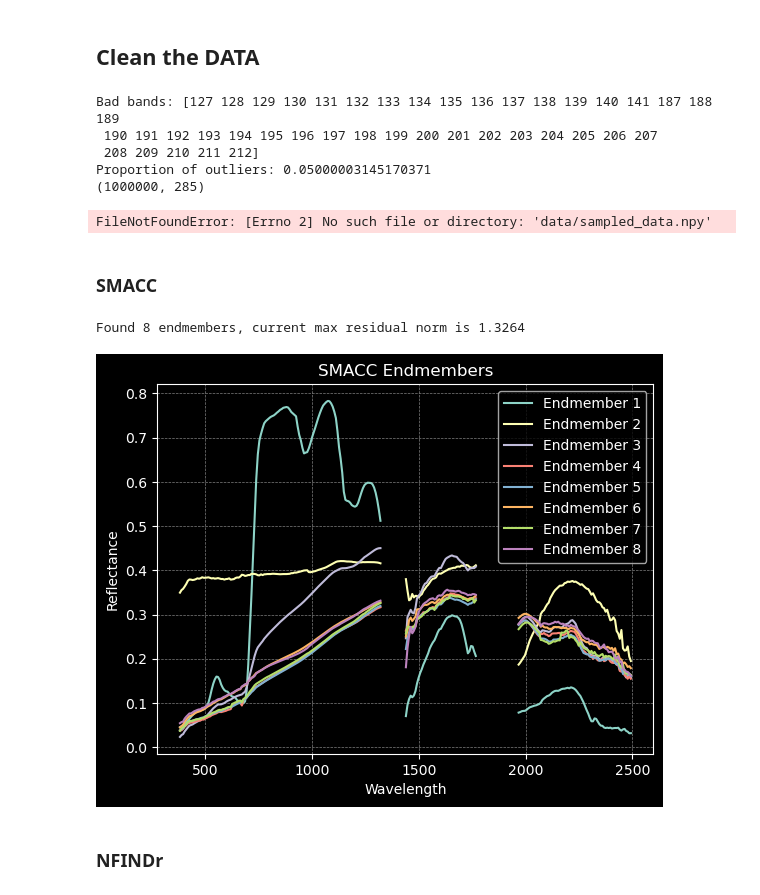
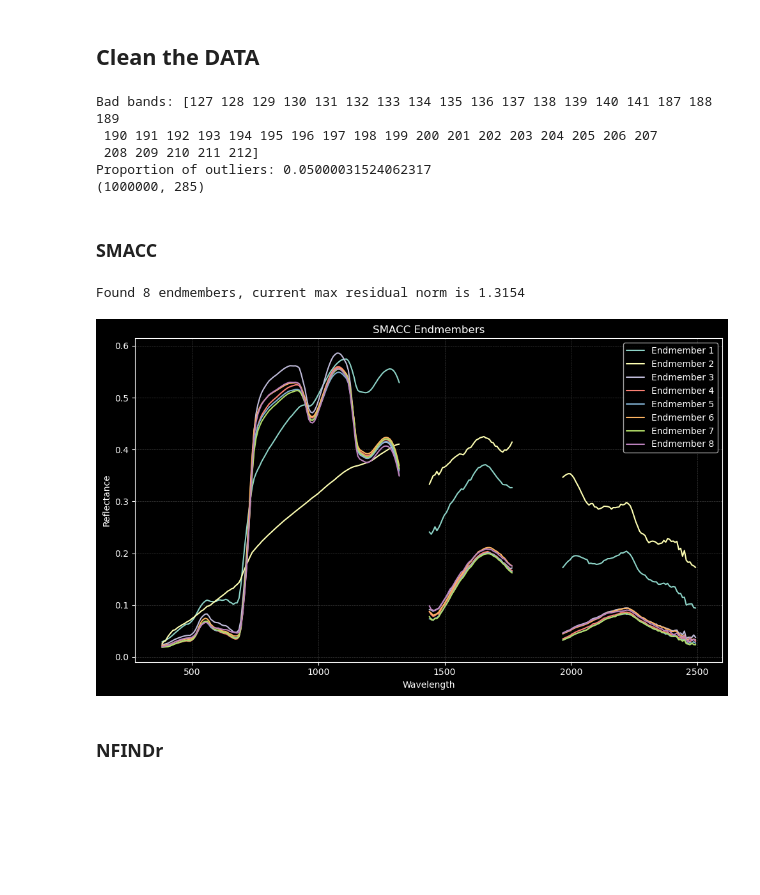
Before and after one commit to frontiersi/hyperspec-fc, a Jupyter notebook: endmember_extraction_playground.ipynb, the cells around one changed output. Cells and saved outputs as stored; diff of their text form; code cells hidden in the pictures; blank space fills up the shorter version.

```diff
--- a/endmember_extraction_playground.ipynb
+++ b/endmember_extraction_playground.ipynb
@@ -111,7 +111,7 @@ def plot_data(dat, wavelengths):
     plt.show()
 
 # Usage:
-emit_file = '/mnt/e/Temp/EMIT_L2A_RFL_001_20241029T023511_2430302_055.nc'
+emit_file = '/mnt/e/Temp/aus_matched/emit/EMIT_L2A_RFL_001_20241029T023523_2430302_056.nc'
 dat, wavelengths = extract_and_mask_data(emit_file)
 plot_data(dat, wavelengths)
 # %% [output]
@@ -137,16 +138,12 @@ num_samples = 1000000
 sample_pixels = np.random.choice(sampled_data.shape[0], min(num_samples,sampled_data.shape[0]), replace=False)
 sampled_data = sampled_data[sample_pixels]
 print(sampled_data.shape)
-
-# Save the sampled data to a NumPy file
-np.save('data/sampled_data.npy', sampled_data)
 # %% [output]
 Bad bands: [127 128 129 130 131 132 133 134 135 136 137 138 139 140 141 187 188 189
  190 191 192 193 194 195 196 197 198 199 200 201 202 203 204 205 206 207
  208 209 210 211 212]
-Proportion of outliers: 0.05000003145170371
+Proportion of outliers: 0.05000031524062317
 (1000000, 285)
-FileNotFoundError: [Errno 2] No such file or directory: 'data/sampled_data.npy'
 # %% [markdown]
 ### SMACC
 # %%
@@ -234,47 +231,76 @@ def smacc(spectra, min_endmembers=None, max_residual_norm=float('Inf')):
         alpha[idx] = 1.0
 
         # Calculate oblique projection coefficients
         Fn = alpha * On.clip(min=0.0)
         R -= np.outer(Fn, w)
 
         # Update existing factors
         for k in range(len(Fs)):
             Fs[k] -= Fs[k][idx] * Fn
             Fs[k] = Fs[k].clip(min=0.0)
 
         Fs.append(Fn)
         residual_norms = np.linalg.norm(R, axis=1)
         current_max_residual_norm = np.max(residual_norms)
 
         print(f'Found {len(q)} endmembers, current max residual norm is {current_max_residual_norm:.4f}\r', end='')
 
     # Correction as suggested in the SMACC paper.
     for k, s in enumerate(q):
         Fs[k][q] = 0.0
         Fs[k][s] = 1.0
 
     F = np.column_stack(Fs).T
     S = H[q]
 
     return S, F, R
 
 
-S, F, R = smacc(sampled_data, min_endmembers=8, max_residual_norm=5)
 
-# Plot the endmembers
-plt.style.use('dark_background')
-for i in range(S.shape[0]):
-    endmember = S[i]
-    endmember[endmember < 0] = np.nan
-    plt.plot(wavelengths, endmember, label=f'Endmember {i+1}')
-plt.xlabel('Wavelength', color='white')
-plt.ylabel('Reflectance', color='white')
-plt.title('SMACC Endmembers', color='white')
-plt.legend()
-plt.grid(color='gray', linestyle='--', linewidth=0.5)
+
+# Use boolean indexing more efficiently by computing mask once
+valid_bands = ~np.all(sampled_data < 0, axis=0)
+
+# Get endmembers for valid bands only
+S, F, R = smacc(sampled_data[:, valid_bands], min_endmembers=8, max_residual_norm=5)
+
+# Pre-allocate array with np.full
+endmembers = np.full((S.shape[0], sampled_data.shape[1]), np.nan, dtype=np.float32)
+endmembers[:, valid_bands] = S
+
+# Create figure
+with plt.style.context('dark_background'):
+    fig, ax = plt.subplots(figsize=(10, 6), dpi=100)
+
+    # Vectorized plotting using numpy operations
+    wavelengths_matrix = np.tile(wavelengths, (endmembers.shape[0], 1)).T
+
+    # Plot all lines at once with optimized line properties
+    lines = ax.plot(wavelengths_matrix, endmembers.T,
+                   linewidth=1.5,  # Optimal line width for performance
+                   solid_capstyle='round',
+                   antialiased=True)
+
+    ax.set_prop_cycle('color', plt.cm.tab10(np.linspace(0, 1, endmembers.shape[0])))
+
+    ax.set(xlabel='Wavelength',
+           ylabel='Reflectance',
+           title='SMACC Endmembers')
+
+    for text in (*ax.get_xticklabels(), *ax.get_yticklabels(),
+                ax.xaxis.label, ax.yaxis.label, ax.title):
+        text.set_color('white')
+
+    ax.legend([f'Endmember {i+1}' for i in range(endmembers.shape[0])],
+              framealpha=0.8,
+              loc='best',
+              ncol=1)
+
+    ax.grid(True, color='gray', linestyle='--', linewidth=0.5, alpha=0.5)
+    fig.tight_layout()
 # %% [output]
-Found 8 endmembers, current max residual norm is 1.3264
+Found 8 endmembers, current max residual norm is 1.3154
-[figure, old version]
+[figure, new version]
 # %% [markdown]
 ### NFINDr
 # %%
```
Also changed, not shown: parts of 5 cells of this notebook.
